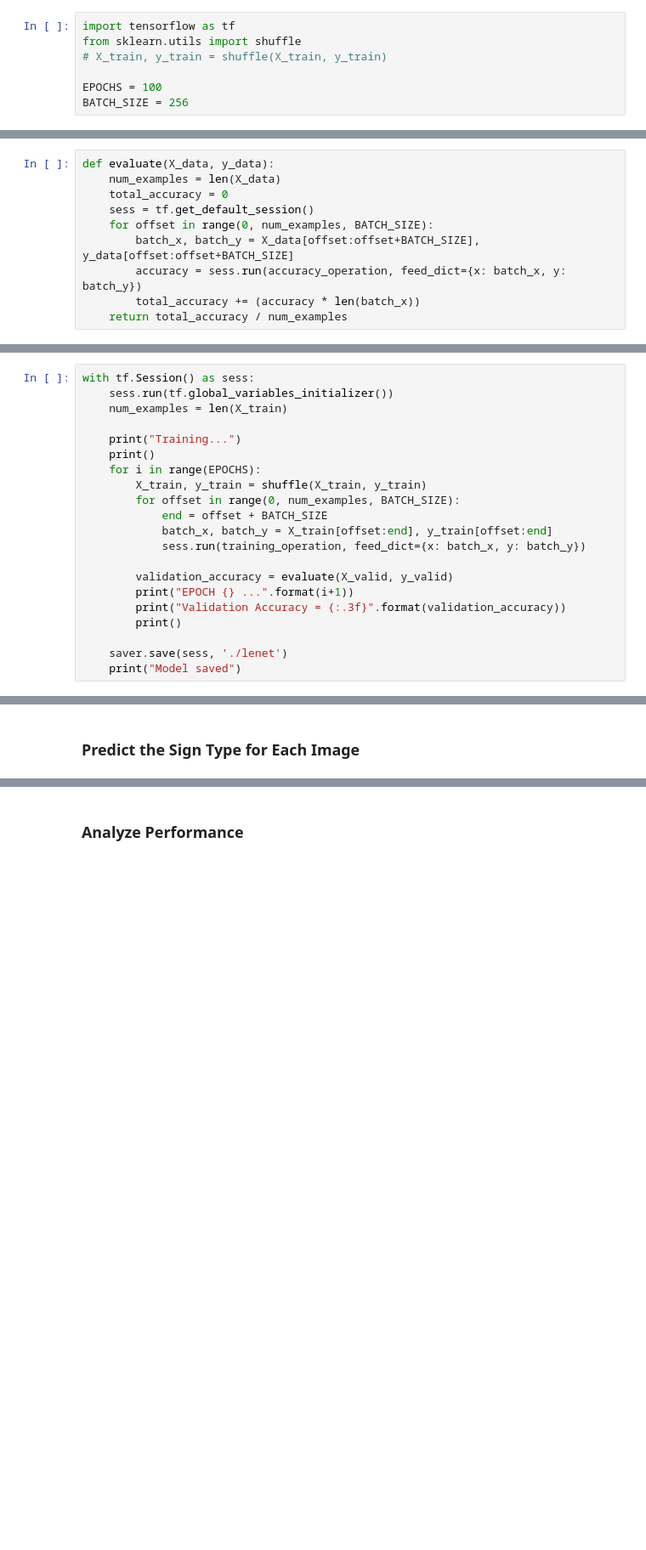
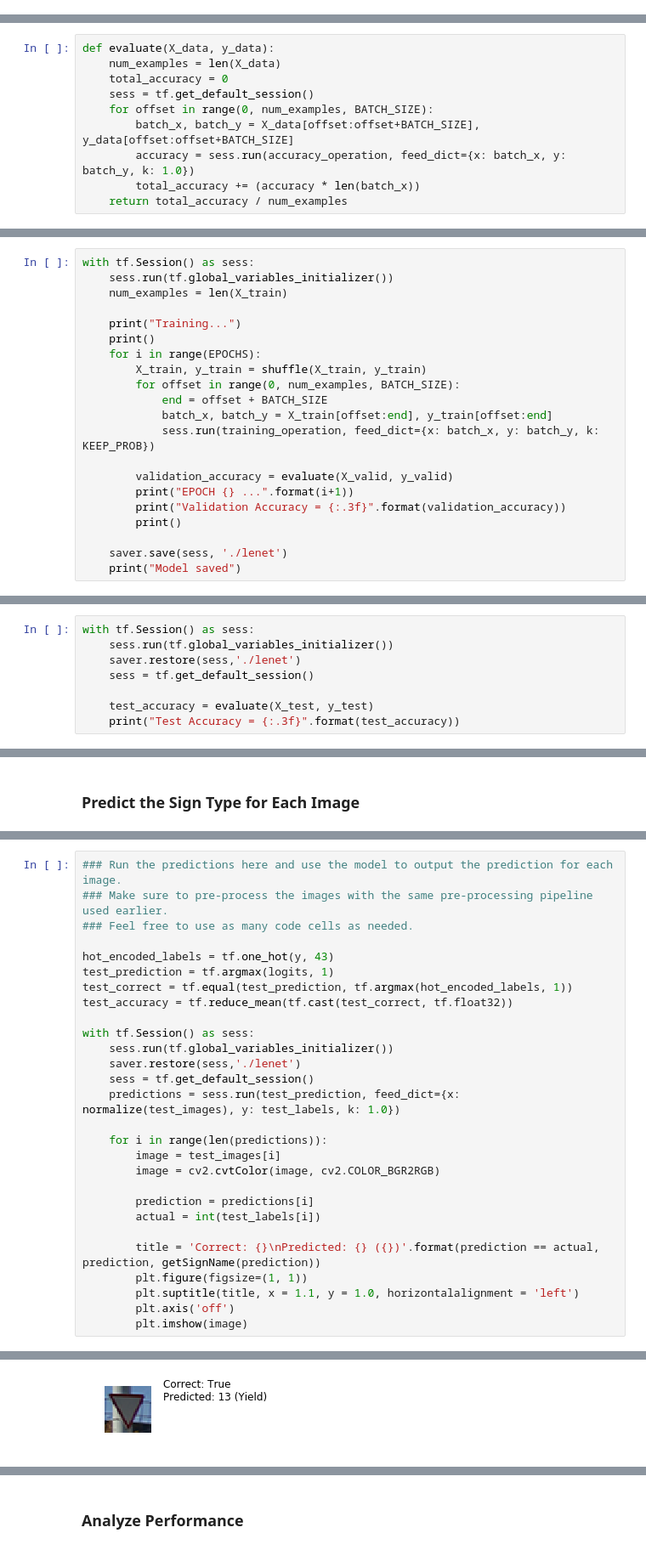
Before and after one commit to jmsktm/CarND-Traffic-Sign-Classifier-Project, a Jupyter notebook: Traffic_Sign_Classifier.ipynb, the cells around one changed output, grey strips where cells are left out. Shown at 85% size. Drawn from its saved outputs; the diff is of its cells as text; blank space fills up the shorter version.

```diff
--- a/Traffic_Sign_Classifier.ipynb
+++ b/Traffic_Sign_Classifier.ipynb
@@ -202,10 +191,3 @@ Turn right ahead
 # %% [markdown]
 ### Model Architecture
-# %%
-import tensorflow as tf
-from sklearn.utils import shuffle
-# X_train, y_train = shuffle(X_train, y_train)
-
-EPOCHS = 100
-BATCH_SIZE = 256
 # %%
@@ -308,6 +292,6 @@ def evaluate(X_data, y_data):
     sess = tf.get_default_session()
     for offset in range(0, num_examples, BATCH_SIZE):
         batch_x, batch_y = X_data[offset:offset+BATCH_SIZE], y_data[offset:offset+BATCH_SIZE]
-        accuracy = sess.run(accuracy_operation, feed_dict={x: batch_x, y: batch_y})
+        accuracy = sess.run(accuracy_operation, feed_dict={x: batch_x, y: batch_y, k: 1.0})
         total_accuracy += (accuracy * len(batch_x))
     return total_accuracy / num_examples
@@ -323,7 +309,7 @@ with tf.Session() as sess:
         for offset in range(0, num_examples, BATCH_SIZE):
             end = offset + BATCH_SIZE
             batch_x, batch_y = X_train[offset:end], y_train[offset:end]
-            sess.run(training_operation, feed_dict={x: batch_x, y: batch_y})
+            sess.run(training_operation, feed_dict={x: batch_x, y: batch_y, k: KEEP_PROB})
 
         validation_accuracy = evaluate(X_valid, y_valid)
         print("EPOCH {} ...".format(i+1))
@@ -352,0 +341,8 @@ Model saved
+# %%
+with tf.Session() as sess:
+    sess.run(tf.global_variables_initializer())
+    saver.restore(sess,'./lenet')
+    sess = tf.get_default_session()
+
+    test_accuracy = evaluate(X_test, y_test)
+    print("Test Accuracy = {:.3f}".format(test_accuracy))
@@ -371,0 +385,29 @@ You may find `signnames.csv` useful as it contains mappings from the class id (i
+# %%
+### Run the predictions here and use the model to output the prediction for each image.
+### Make sure to pre-process the images with the same pre-processing pipeline used earlier.
+### Feel free to use as many code cells as needed.
+
+hot_encoded_labels = tf.one_hot(y, 43)
+test_prediction = tf.argmax(logits, 1)
+test_correct = tf.equal(test_prediction, tf.argmax(hot_encoded_labels, 1))
+test_accuracy = tf.reduce_mean(tf.cast(test_correct, tf.float32))
+
+with tf.Session() as sess:
+    sess.run(tf.global_variables_initializer())
+    saver.restore(sess,'./lenet')
+    sess = tf.get_default_session()
+    predictions = sess.run(test_prediction, feed_dict={x: normalize(test_images), y: test_labels, k: 1.0})
+
+    for i in range(len(predictions)):
+        image = test_images[i]
+        image = cv2.cvtColor(image, cv2.COLOR_BGR2RGB)
+
+        prediction = predictions[i]
+        actual = int(test_labels[i])
+
+        title = 'Correct: {}\nPredicted: {} ({})'.format(prediction == actual, prediction, getSignName(prediction))
+        plt.figure(figsize=(1, 1))
+        plt.suptitle(title, x = 1.1, y = 1.0, horizontalalignment = 'left')
+        plt.axis('off')
+        plt.imshow(image)
+# %% [output]
@@ -371,0 +415 @@ You may find `signnames.csv` useful as it contains mappings from the class id (i
+[figure, added]
```
Also changed, not shown: parts of 25 cells of this notebook, 17 other files.
